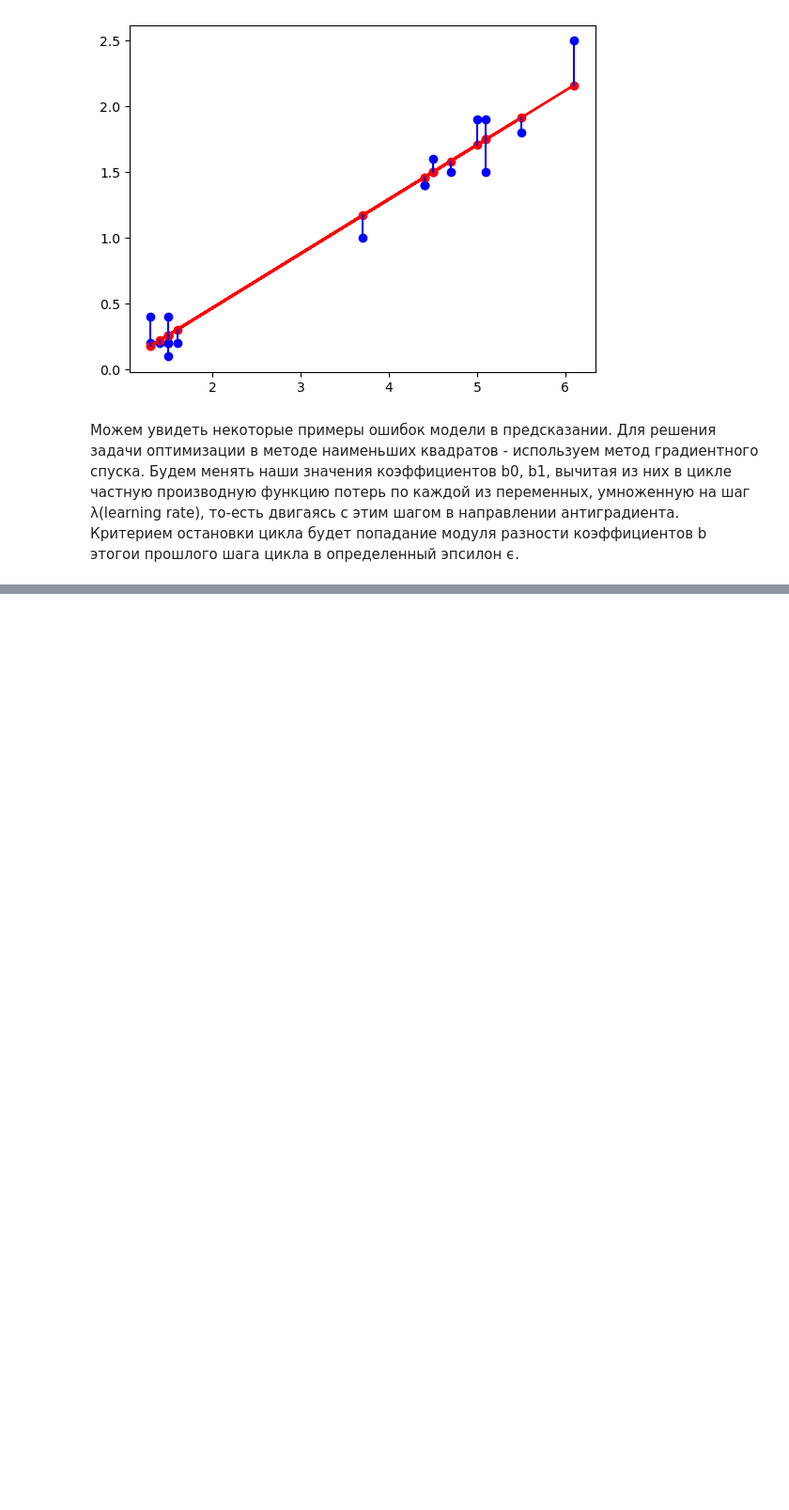
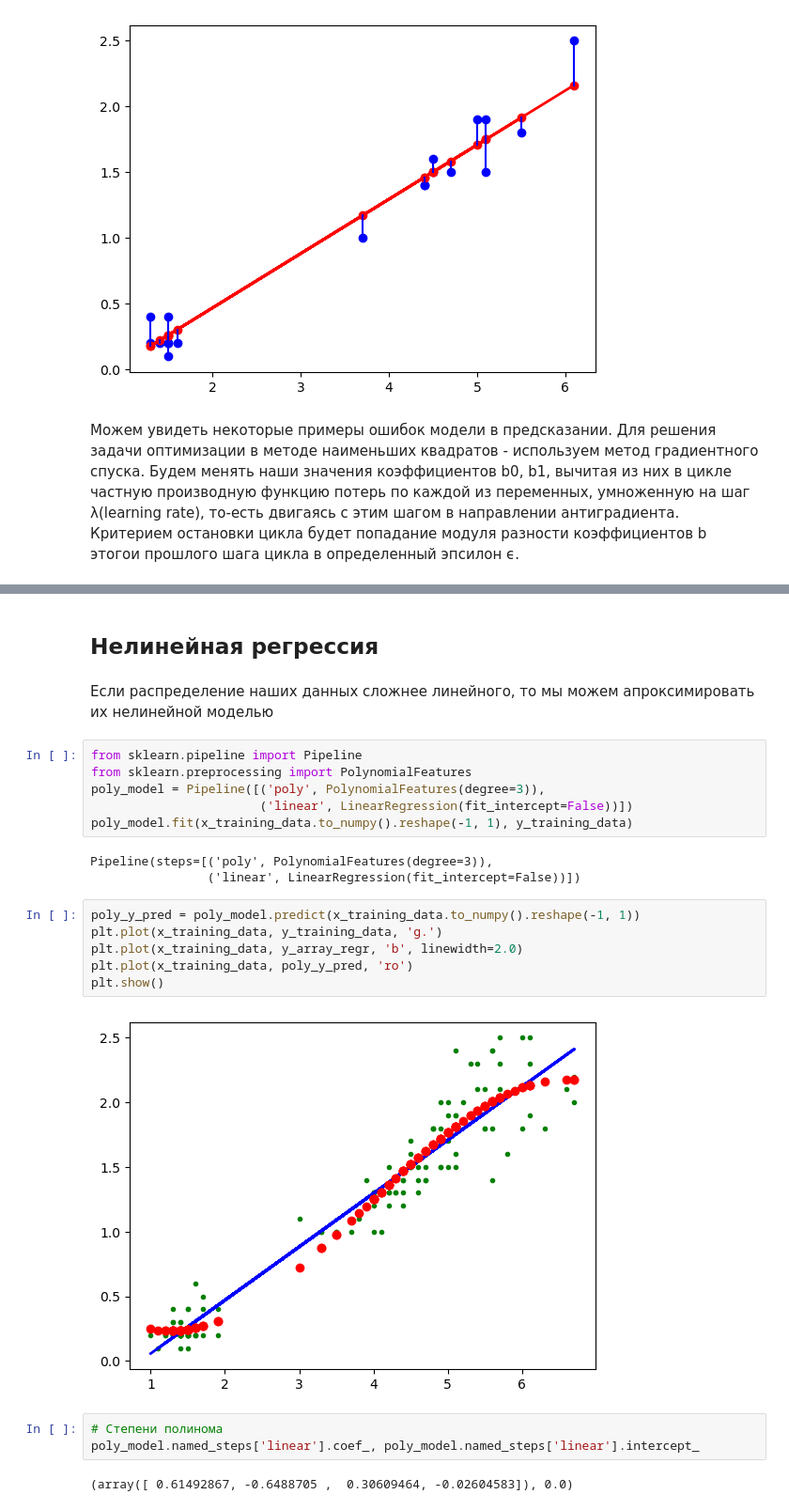
Before and after one commit to KZLZG/TML, a Jupyter notebook: Lab4/lab-4.ipynb, the cells around one changed output, grey strips where cells are left out. Shown at 94% size. Cells and saved outputs as stored; diff of their text form; blank space fills up the shorter version.

```diff
--- a/Lab4/lab-4.ipynb
+++ b/Lab4/lab-4.ipynb
@@ -188,0 +250,26 @@ show_gradient_descent(1000, 0, 0)
+# %% [markdown]
+## Нелинейная регрессия
+# %% [markdown]
+Если распределение наших данных сложнее линейного, то мы можем апроксимировать их нелинейной моделью
+# %%
+from sklearn.pipeline import Pipeline
+from sklearn.preprocessing import PolynomialFeatures
+poly_model = Pipeline([('poly', PolynomialFeatures(degree=3)),
+                       ('linear', LinearRegression(fit_intercept=False))])
+poly_model.fit(x_training_data.to_numpy().reshape(-1, 1), y_training_data)
+# %% [output]
+Pipeline(steps=[('poly', PolynomialFeatures(degree=3)),
+                ('linear', LinearRegression(fit_intercept=False))])
+# %%
+poly_y_pred = poly_model.predict(x_training_data.to_numpy().reshape(-1, 1))
+plt.plot(x_training_data, y_training_data, 'g.')
+plt.plot(x_training_data, y_array_regr, 'b', linewidth=2.0)
+plt.plot(x_training_data, poly_y_pred, 'ro')
+plt.show()
+# %% [output]
+[figure, added]
+# %%
+# Степени полинома
+poly_model.named_steps['linear'].coef_, poly_model.named_steps['linear'].intercept_
+# %% [output]
+(array([ 0.61492867, -0.6488705 ,  0.30609464, -0.02604583]), 0.0)
```
Also changed, not shown: parts of 67 cells of this notebook.
